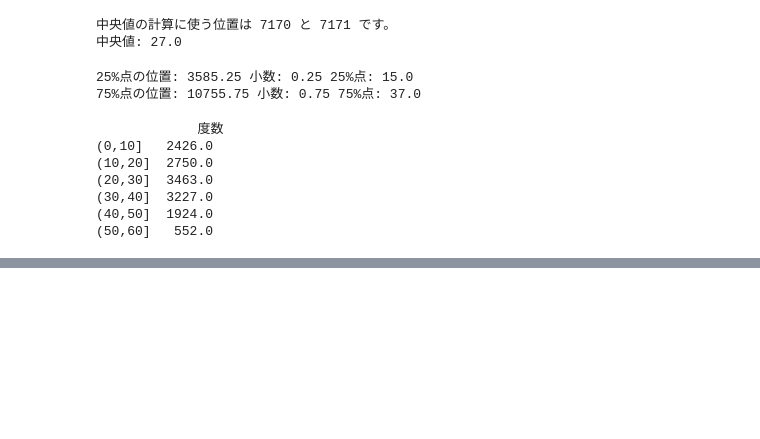
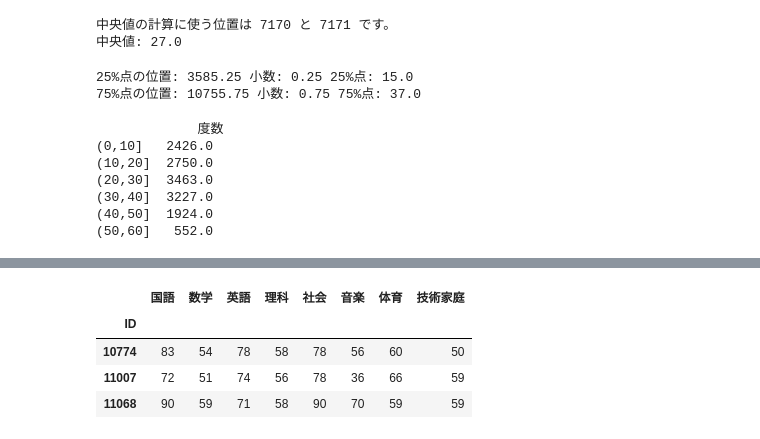
Before and after one commit to oyo-k/book, a Jupyter notebook: JN/chapter18.ipynb, the cells around one changed output, grey strips where cells are left out. Saved outputs shown, nothing was run; the diff lists cells and outputs as text; code cells hidden in the pictures; blank space fills up the shorter version.

```diff
--- a/JN/chapter18.ipynb
+++ b/JN/chapter18.ipynb
@@ -148,0 +223,8 @@ print(age_df)
+# %%
+df.query('国語> 70 and 英語> 70 and 社会> 70 and 50 < 数学 < 60 and 50 < 理科 < 60')
+# %% [output]
+|  | 国語 | 数学 | 英語 | 理科 | 社会 | 音楽 | 体育 | 技術家庭 |
+| ID |  |  |  |  |  |  |  |  |
+| 10774 | 83 | 54 | 78 | 58 | 78 | 56 | 60 | 50 |
+| 11007 | 72 | 51 | 74 | 56 | 78 | 36 | 66 | 59 |
+| 11068 | 90 | 59 | 71 | 58 | 90 | 70 | 59 | 59 |
```
Also changed, not shown: parts of 16 cells of this notebook.
